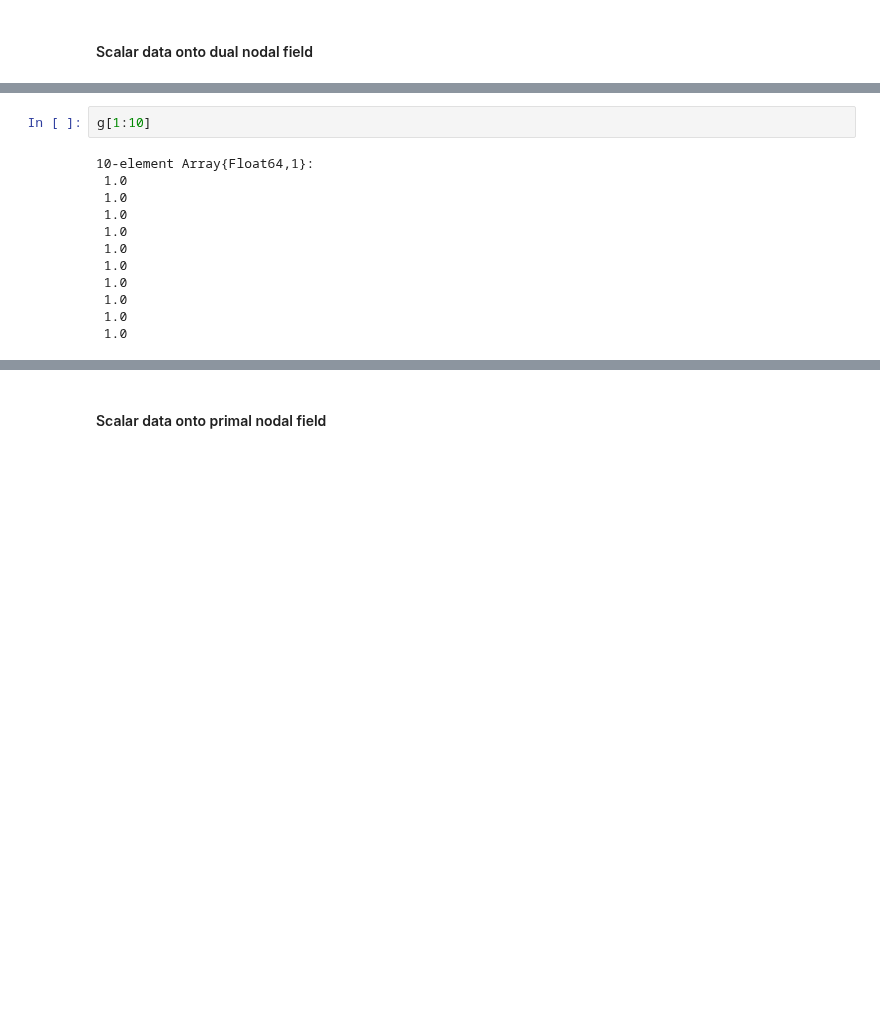
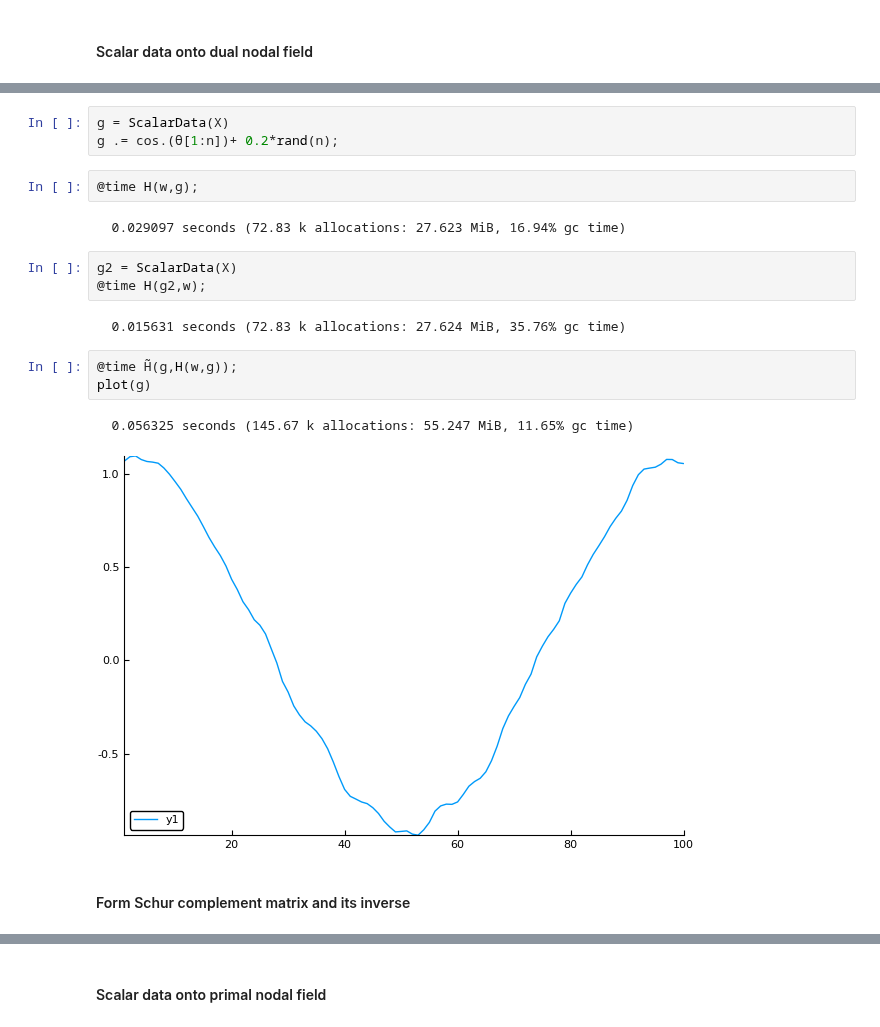
Before and after one commit to JuliaIBPM/ViscousFlow.jl, a Jupyter notebook: examples/Testing the LGF.ipynb, the cells around one changed output, grey strips where cells are left out. Drawn from its saved outputs; the diff is of its cells as text; blank space fills up the shorter version.

```diff
--- a/examples/Testing the LGF.ipynb
+++ b/examples/Testing the LGF.ipynb
@@ -121,15 +115,21 @@ plot(w)
 [figure]
-# %%
-g[1:10]
-# %% [output]
-10-element Array{Float64,1}:
- 1.0
- 1.0
- 1.0
- 1.0
- 1.0
- 1.0
- 1.0
- 1.0
- 1.0
- 1.0
+# %%
+g = ScalarData(X)
+g .= cos.(θ[1:n])+ 0.2*rand(n);
+# %%
+@time H(w,g);
+# %% [output]
+  0.029097 seconds (72.83 k allocations: 27.623 MiB, 16.94% gc time)
+# %%
+g2 = ScalarData(X)
+@time H(g2,w);
+# %% [output]
+  0.015631 seconds (72.83 k allocations: 27.624 MiB, 35.76% gc time)
+# %%
+@time H̃(g,H(w,g));
+plot(g)
+# %% [output]
+  0.056325 seconds (145.67 k allocations: 55.247 MiB, 11.65% gc time)
+[figure, added]
+# %% [markdown]
+#### Form Schur complement matrix and its inverse
```
Also changed, not shown: parts of 22 cells of this notebook, 3 other files.
